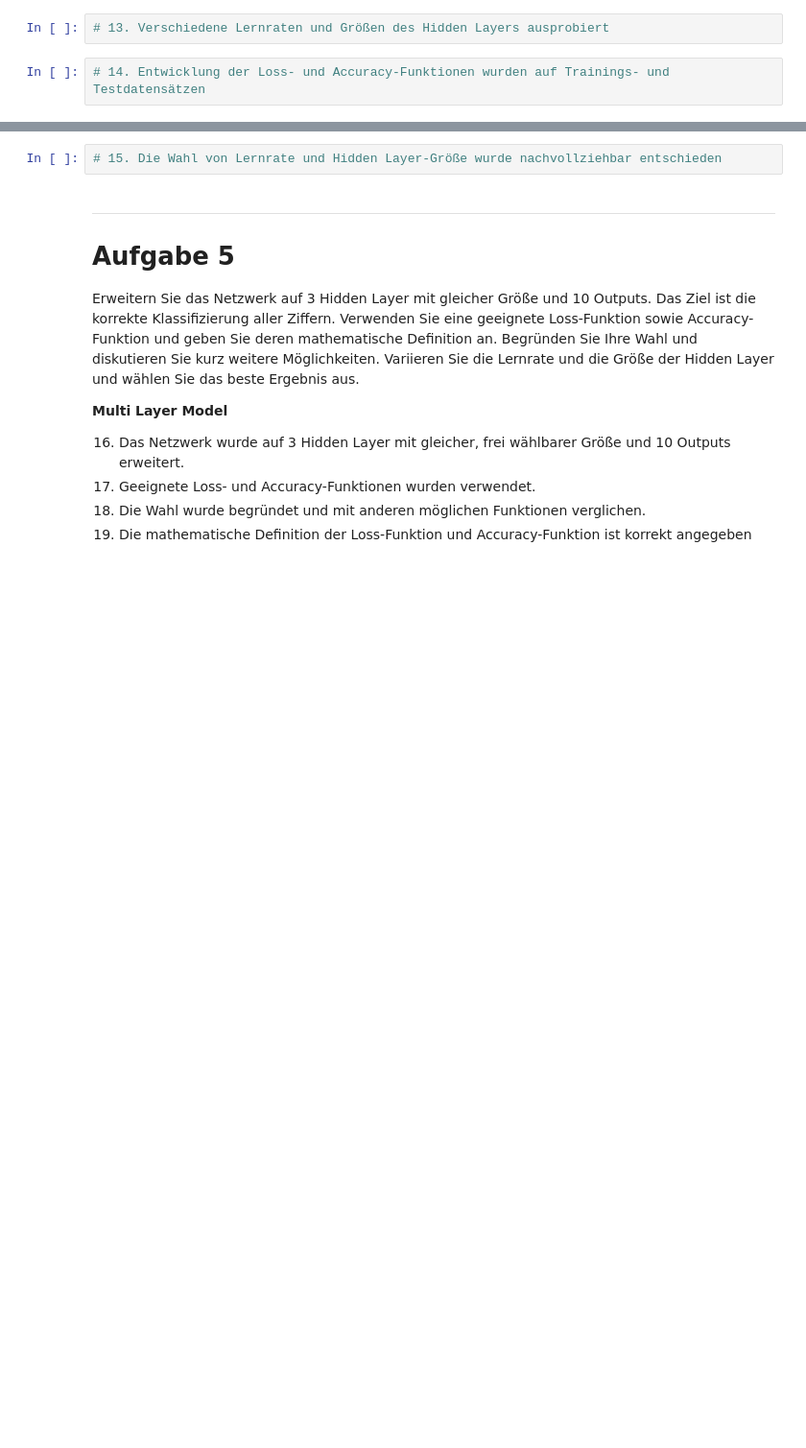
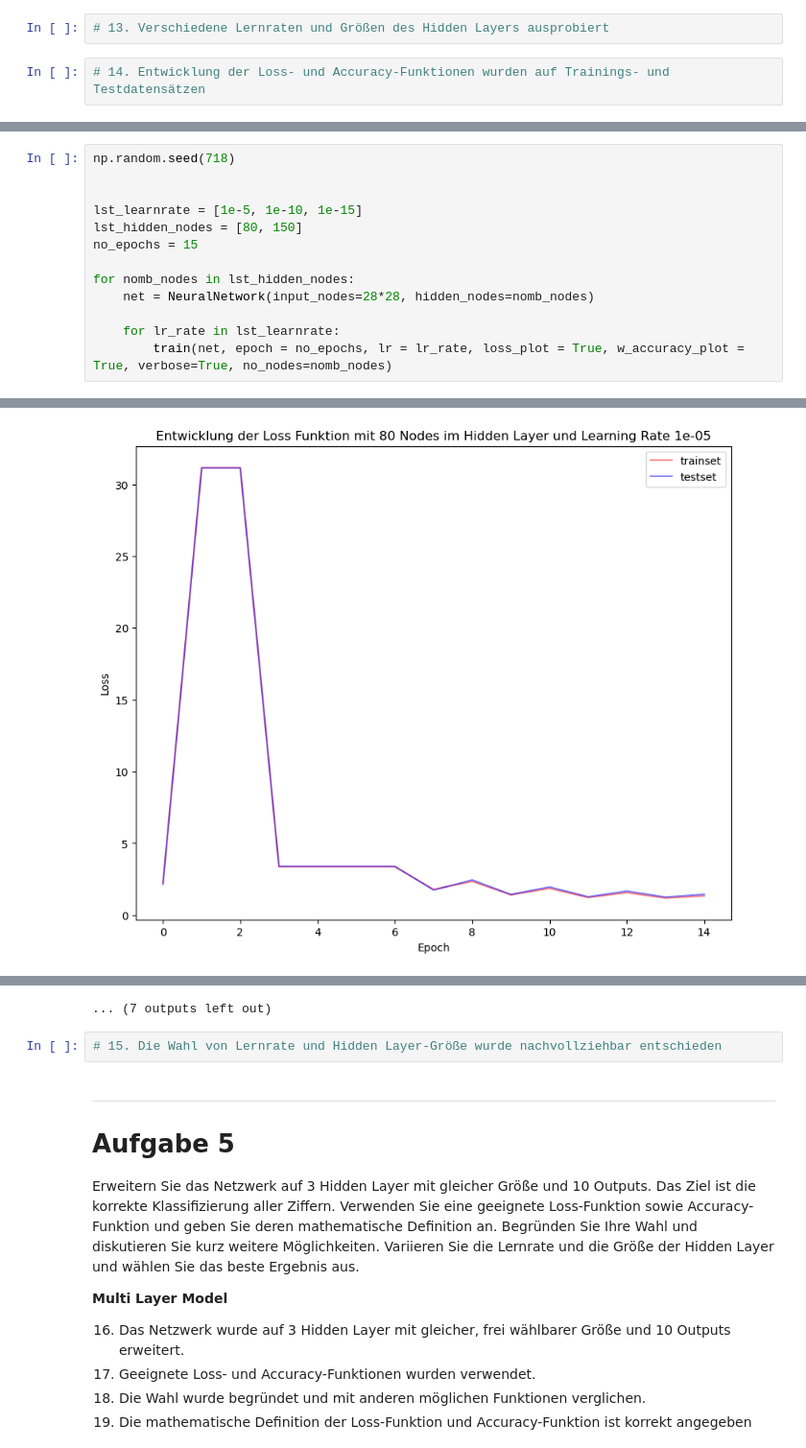
Before and after one commit to 7ben18/fhnw-vta-Vertiefende-Themen-der-Analysis, a Jupyter notebook: minichallenge1/vta-minichallenge-1.ipynb, the cells around one changed output, grey strips where cells are left out. Shown at 96% size. Cells and saved outputs as stored; diff of their text form; blank space fills up the shorter version.

```diff
--- a/minichallenge1/vta-minichallenge-1.ipynb
+++ b/minichallenge1/vta-minichallenge-1.ipynb
@@ -713,0 +777,14 @@ begründet.
+# %%
+np.random.seed(718)
+
+
+lst_learnrate = [1e-5, 1e-10, 1e-15]
+lst_hidden_nodes = [80, 150]
+no_epochs = 15
+
+for nomb_nodes in lst_hidden_nodes:
+    net = NeuralNetwork(input_nodes=28*28, hidden_nodes=nomb_nodes)
+
+    for lr_rate in lst_learnrate:
+        train(net, epoch = no_epochs, lr = lr_rate, loss_plot = True, w_accuracy_plot = True, verbose=True, no_nodes=nomb_nodes)
+# %% [output]
@@ -713,0 +800 @@ begründet.
+[figure, added]
@@ -714,3 +834,4 @@ begründet.
+... (7 outputs left out)
 # %%
 # 15. Die Wahl von Lernrate und Hidden Layer-Größe wurde nachvollziehbar entschieden
 # %% [markdown]
```
Also changed, not shown: parts of 4 cells of this notebook.
